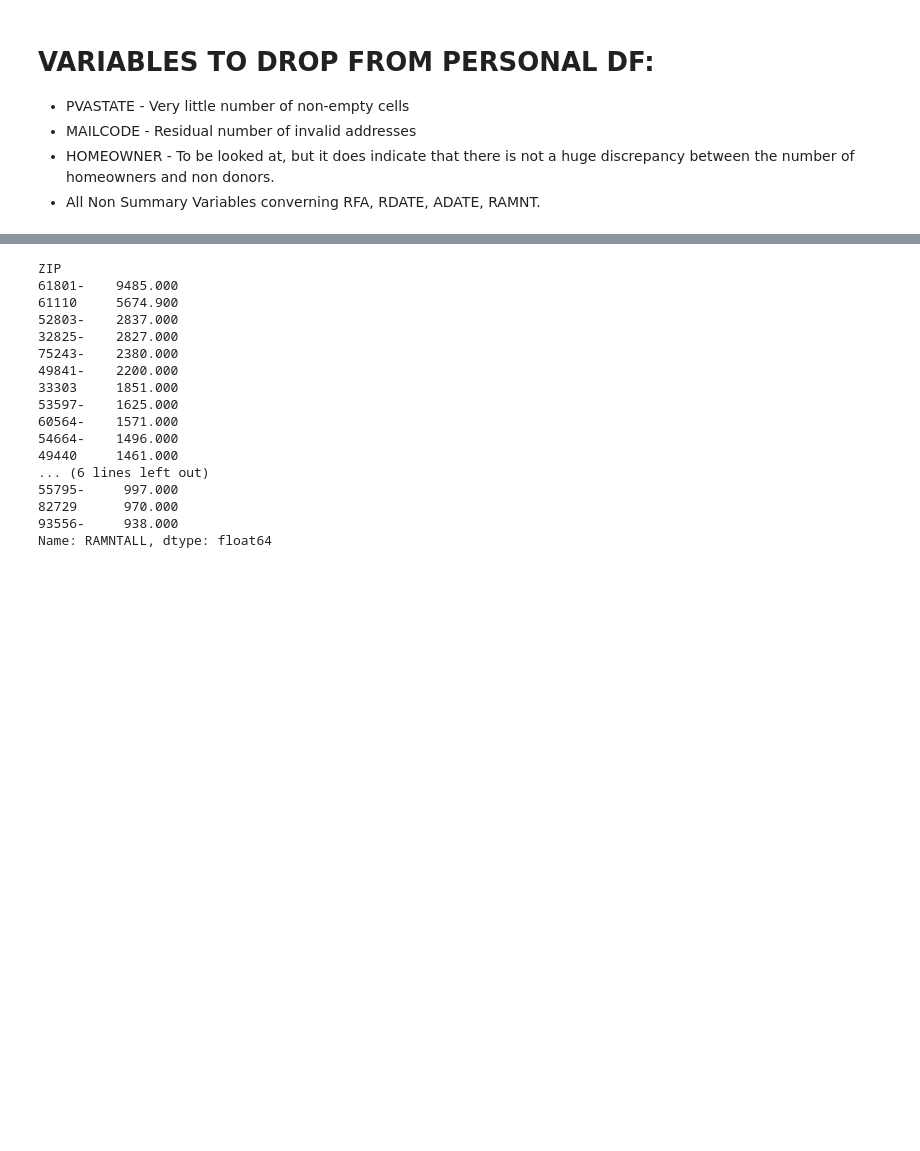
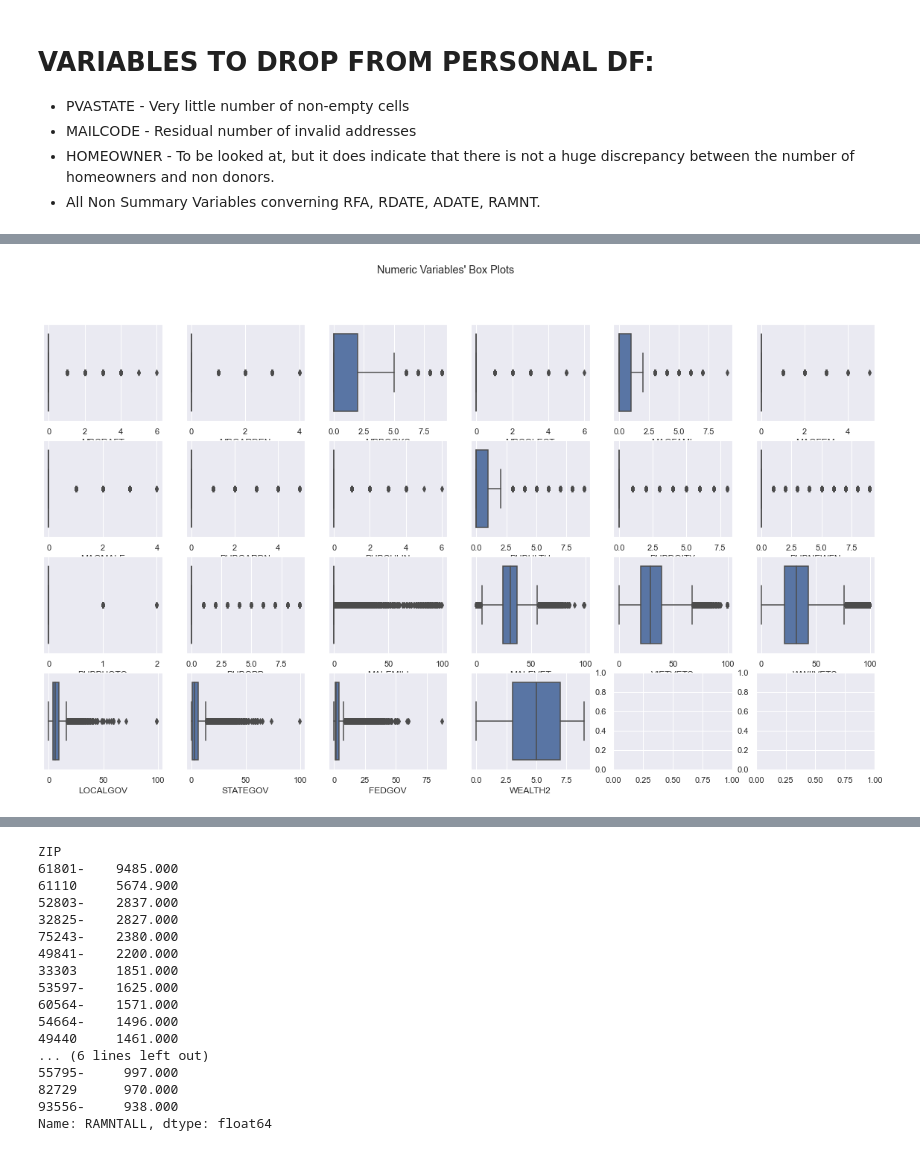
Before and after one commit to RicardoSantos0/Proj-DM, a Jupyter notebook: Projeto/DM_Project .ipynb, the cells around one changed output, grey strips where cells are left out. Drawn from its saved outputs; the diff is of its cells as text; code cells hidden in the pictures; blank space fills up the shorter version.

```diff
--- a/Projeto/DM_Project .ipynb
+++ b/Projeto/DM_Project .ipynb
@@ -277,0 +361,18 @@ pref_nbr = list(preferences.select_dtypes(exclude=['object']).columns)
+# %%
+# Prepare figure. Create individual axes where each box plot will be placed
+fig, axes = plt.subplots(4, ceil(len(pref_nbr) / 4), figsize=(20, 11))
+
+# Plot data
+# Iterate across axes objects and associate each box plot (hint: use the ax argument):
+for ax, feat in zip(axes.flatten(), pref_nbr): # Notice the zip() function and flatten() method
+    sns.boxplot(x=preferences[feat], ax=ax)
+
+# Layout
+# Add a centered title to the figure:
+title = "Numeric Variables' Box Plots"
+
+plt.suptitle(title)
+
+plt.show()
+# %% [output]
+[figure, added]
```
Also changed, not shown: parts of 25 cells of this notebook.
